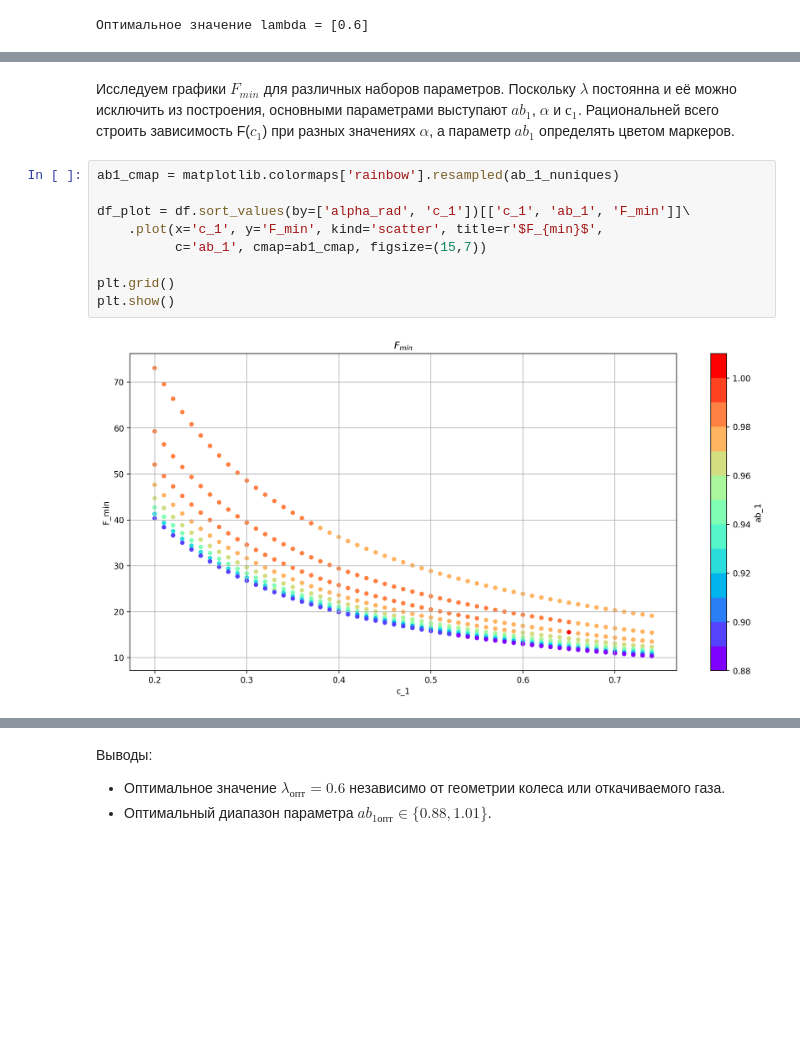
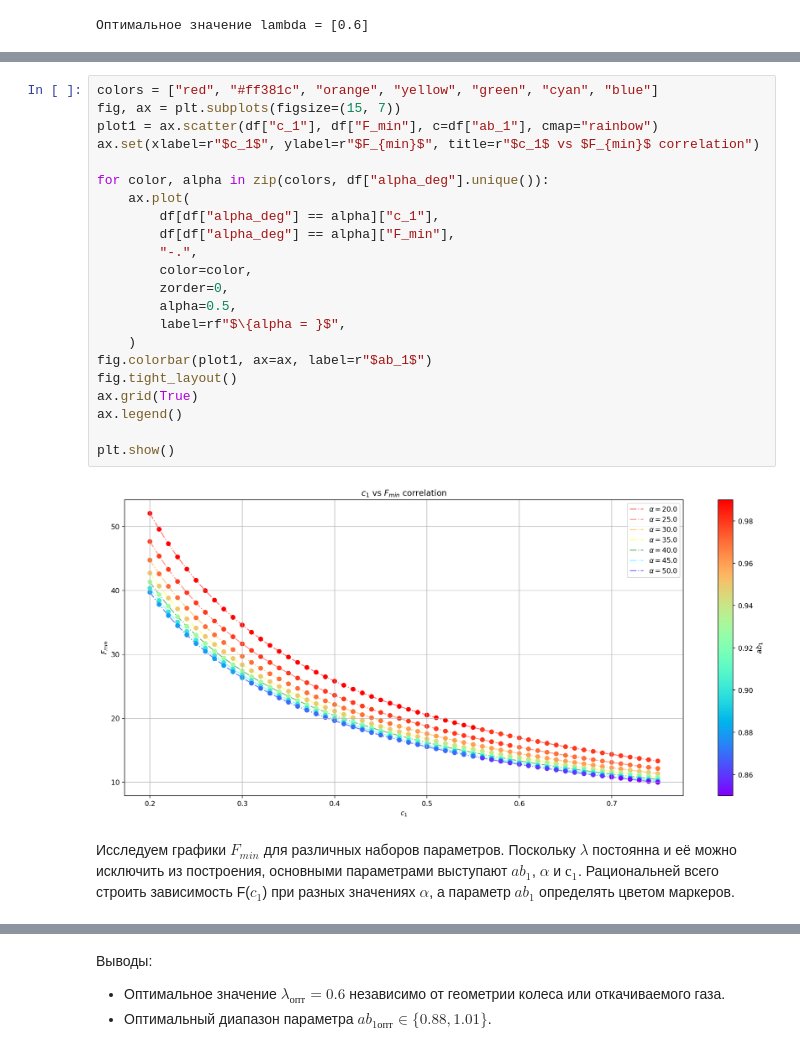
Before and after one commit to VladimirNekrasov98/tmp-optimization-analysis, a Jupyter notebook: EDA and modeling.ipynb, the cells around one changed output, grey strips where cells are left out. Drawn from its saved outputs; the diff is of its cells as text; blank space fills up the shorter version.

```diff
--- a/EDA and modeling.ipynb
+++ b/EDA and modeling.ipynb
@@ -77,13 +185,26 @@ array([0.88, 0.89, 0.9 , 0.91, 0.92, 0.93, 0.94, 0.95, 0.96, 0.97, 0.98,
+# %%
+colors = ["red", "#ff381c", "orange", "yellow", "green", "cyan", "blue"]
+fig, ax = plt.subplots(figsize=(15, 7))
+plot1 = ax.scatter(df["c_1"], df["F_min"], c=df["ab_1"], cmap="rainbow")
+ax.set(xlabel=r"$c_1$", ylabel=r"$F_{min}$", title=r"$c_1$ vs $F_{min}$ correlation")
+
+for color, alpha in zip(colors, df["alpha_deg"].unique()):
+    ax.plot(
+        df[df["alpha_deg"] == alpha]["c_1"],
+        df[df["alpha_deg"] == alpha]["F_min"],
+        "-.",
+        color=color,
+        zorder=0,
+        alpha=0.5,
+        label=rf"$\{alpha = }$",
+    )
+fig.colorbar(plot1, ax=ax, label=r"$ab_1$")
+fig.tight_layout()
+ax.grid(True)
+ax.legend()
+
+plt.show()
+# %% [output]
+[figure, added]
 # %% [markdown]
 Исследуем графики $F_{min}$ для различных наборов параметров. Поскольку $\lambda$ постоянна и её можно исключить из построения, основными параметрами выступают $ab_1$, $\alpha$ и $с_1$. Рациональней всего строить зависимость F($c_1$) при разных значениях $\alpha$, а параметр $ab_1$ определять цветом маркеров.
-# %%
-ab1_cmap = matplotlib.colormaps['rainbow'].resampled(ab_1_nuniques)
-
-df_plot = df.sort_values(by=['alpha_rad', 'c_1'])[['c_1', 'ab_1', 'F_min']]\
-    .plot(x='c_1', y='F_min', kind='scatter', title=r'$F_{min}$',
-          c='ab_1', cmap=ab1_cmap, figsize=(15,7))
-
-plt.grid()
-plt.show()
-# %% [output]
-[figure, removed]
```
Also changed, not shown: parts of 31 cells of this notebook.
